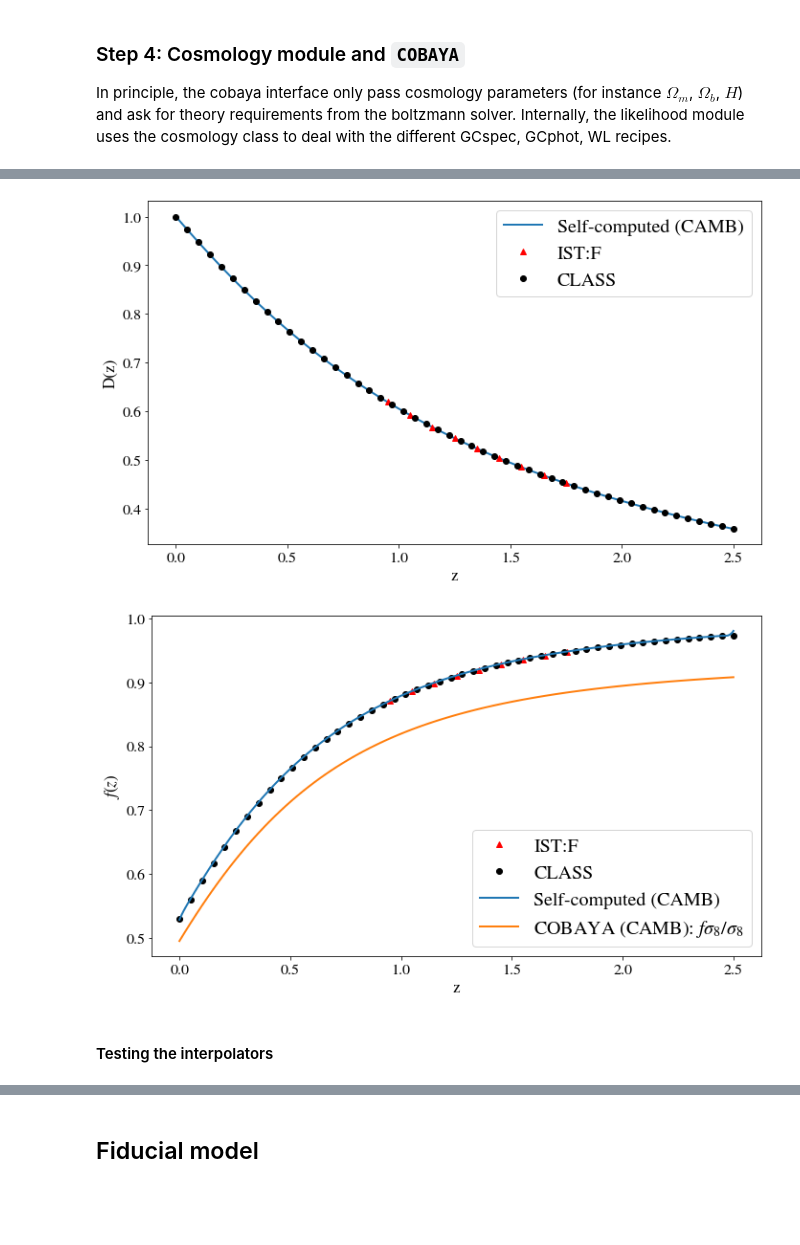
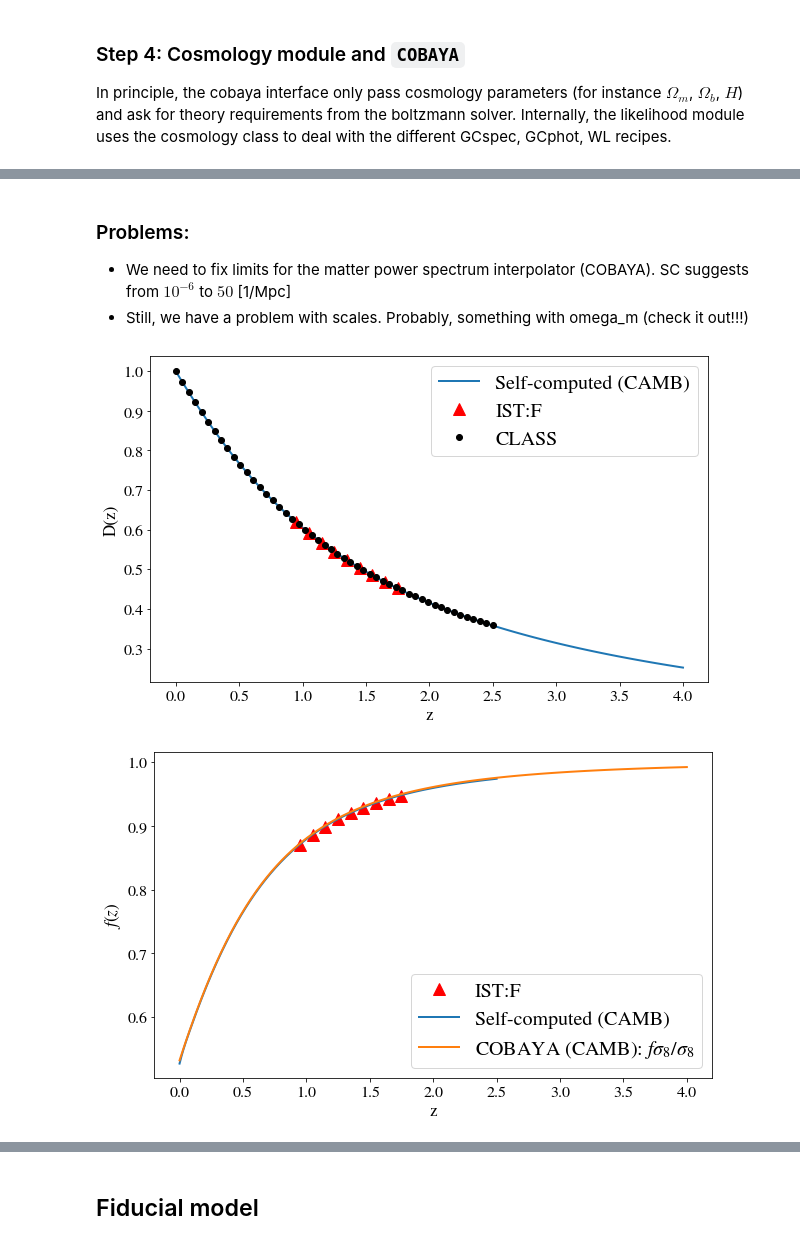
Before and after one commit to cloe-org/CLOE, a Jupyter notebook: likelihood_test.ipynb, the cells around one changed output, grey strips where cells are left out. Saved outputs shown, nothing was run; the diff lists cells and outputs as text; code cells hidden in the pictures; blank space fills up the shorter version.

```diff
--- a/likelihood_test.ipynb
+++ b/likelihood_test.ipynb
@@ -45,7 +45,7 @@ info = {
     #Which parameters would you like to sample?
     'params': {
         # Fixed
-        'ombh2': 0.05*h**2, 'omch2': 0.268563*h**2, 'H0': 67, 'tau': 0.0925,
+        'ombh2': 0.022445, 'omch2': 0.12055785610846023, 'H0': 67, 'tau': 0.0925,
         'mnu': 0.06, 'nnu': 2.046, 'omnuh2': 0.00143717*h**2,
         # Sampled - just as an example we assume we will be sampling over ns
         'ns': 0.96, #{'prior': {'min': 0.8, 'max': 1.2}},
@@ -146,7 +146,7 @@ from likelihood.cosmo.cosmology import Cosmology
 # %%
 # Some of the theory needs require extra info (redshift, ks)...
 z_min = 0.0
-z_max = 2.5
+z_max = 4.0
 z_samp = 100
 z_win = np.linspace(z_min, z_max, z_samp)
 k_max = 0.2
@@ -158,6 +162,7 @@ k_max = 0.2
 theory_dic = {'H0': model.provider.get_param('H0'),
                   'omch2': model.provider.get_param('omch2'),
                   'ombh2': model.provider.get_param('ombh2'),
+                  'omnuh2': model.provider.get_param('omnuh2'),
                   'mnu': model.provider.get_param('mnu'),
                   'comov_dist': model.provider.get_comoving_radial_distance(z_win),
                   'angular_dist': model.provider.get_angular_diameter_distance(z_win),
@@ -169,6 +174,7 @@ theory_dic = {'H0': model.provider.get_param('H0'),
                   }
 theory_dic['Pk_delta'] = model.provider.get_Pk_interpolator(("delta_tot", "delta_tot"), nonlinear=False)
 theory_dic['fsigma8'] = model.provider.get_fsigma8(z_win)
+# Remember: h is hard-coded
 R, z, sigma_R = model.provider.get_sigma_R()
-print(R)
+#print(R)
 theory_dic['sigma_8'] = sigma_R[:, 0]
@@ -247 +305,5 @@ plt.legend();
+# %% [markdown]
+### Problems:
+ * We need to fix limits for the matter power spectrum interpolator (COBAYA). SC suggests from $10^{-6}$ to $50$ [1/Mpc]
+ * Still, we have a problem with scales. Probably, something with omega_m (check it out!!!)
 # %%
@@ -259,29 +322,27 @@ data_ist = np.genfromtxt("/data2/fG_Growth_IST_9bins.txt")
 # %%
 # Plot Growth factor, growth rate, sigma8
 plt.figure(figsize=(10,6))
 plt.plot(z_win, D, label="Self-computed (CAMB)")
-plt.plot(data_ist[:, 0], data_ist[:, 2], 'r^', label="IST:F" )
+plt.plot(data_ist[:, 0], data_ist[:, 2], 'r^', markersize="12", label="IST:F")
 plt.xlabel("z")
 plt.ylabel("D(z)")
 for i, zs in enumerate(np.linspace(0, 2.5, 50)):
     plt.plot(zs, cosmo_class.scale_independent_growth_factor(zs), 'ko', label="CLASS" if i == 0 else "")
 plt.legend(loc=1);
 #plt.xlim(0, 4)
 # %% [output]
-[figure, old version]
+[figure, new version]
 # %%
 # Growth rate
 plt.figure(figsize=(10,6))
-plt.plot(data_ist[:, 0], data_ist[:, 1], 'r^', label="IST:F" )
-for i, zs in enumerate(np.linspace(0, 2.5, 50)):
-    plt.plot(zs, cosmo_class.scale_independent_growth_factor_f(zs), 'o',
-             color='k', label="CLASS" if i == 0 else "")
+plt.plot(data_ist[:, 0], data_ist[:, 1], 'r^', markersize="12", label="IST:F" )
+#for i, zs in enumerate(np.linspace(0, 2.5, 50)):
+#    plt.plot(zs, cosmo_class.scale_independent_growth_factor_f(zs), 'o',
+#             color='k', label="CLASS" if i == 0 else "")
 plt.plot(np.linspace(0, 2.5, 500), f(np.linspace(0, 2.5, 500)), label="Self-computed (CAMB)")
-plt.plot(z, theory_dic['fsigma8']/theory_dic['sigma_8'], label=r"COBAYA (CAMB): $f\sigma_8/\sigma_8$")
+plt.plot(z_win, theory_dic['fsigma8']/theory_dic['sigma_8'], label=r"COBAYA (CAMB): $f\sigma_8/\sigma_8$")
 plt.xlabel("z")
 plt.ylabel(r"$f(z)$")
 plt.legend();
 # %% [output]
-[figure, old version]
+[figure, new version]
-# %% [markdown]
-#### Testing the interpolators
```
Also changed, not shown: parts of 42 cells of this notebook, 4 other files.
